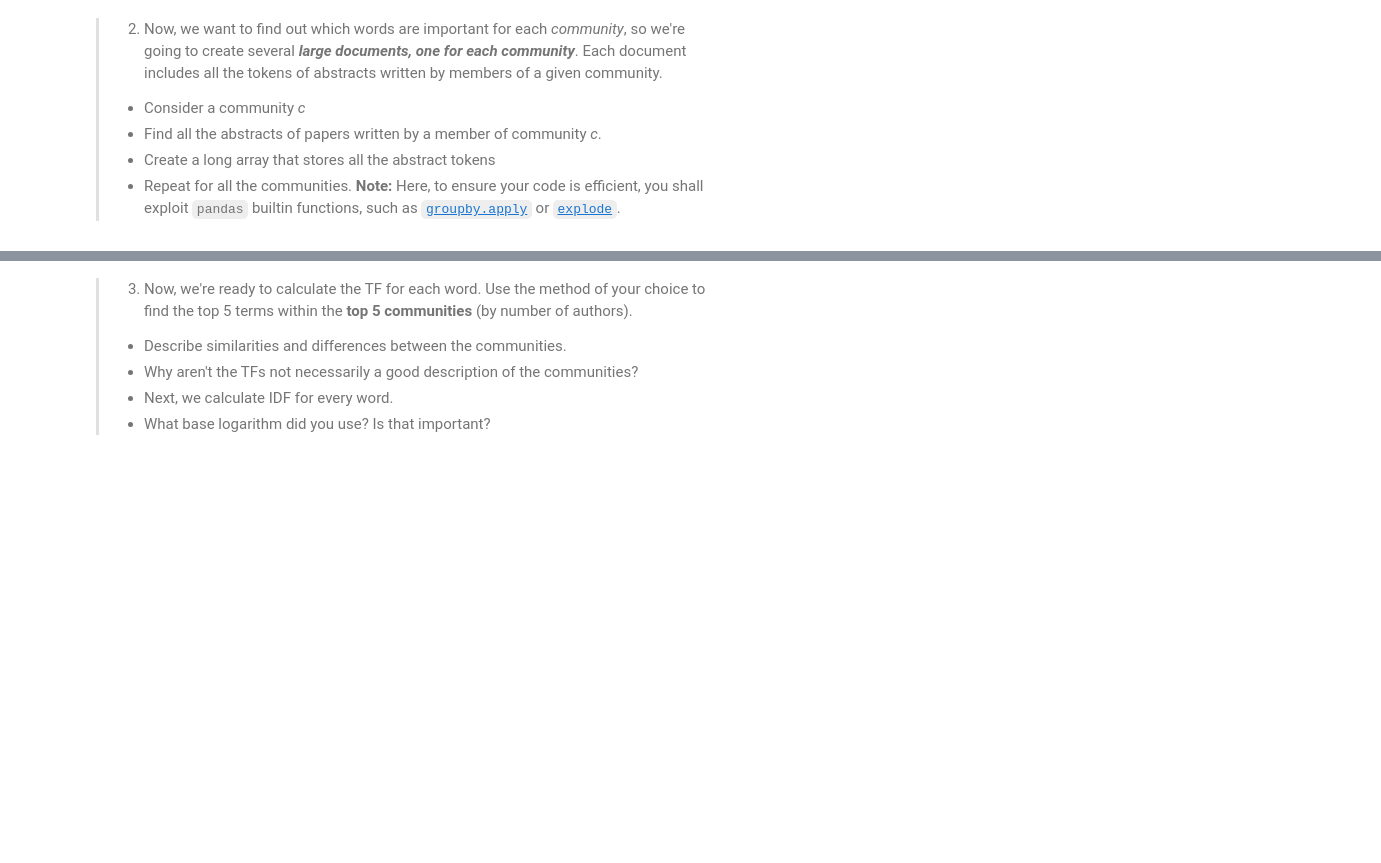
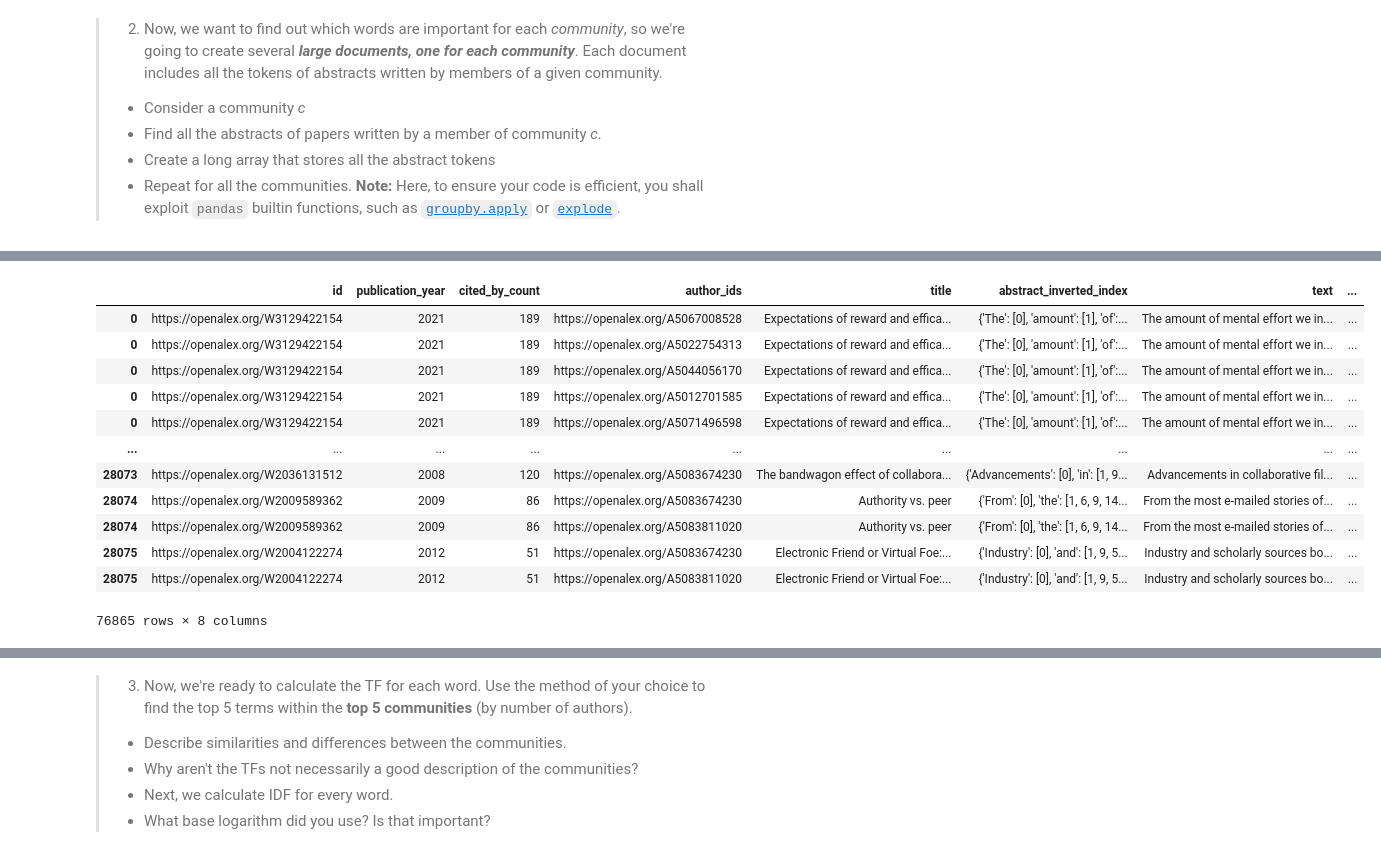
Before and after one commit to claralb2002/Social-Computational-Science-Assignment-1, a Jupyter notebook: Assignment_2/Assignment2.ipynb, the cells around one changed output, grey strips where cells are left out. Saved outputs shown, nothing was run; the diff lists cells and outputs as text; code cells hidden in the pictures; blank space fills up the shorter version.

```diff
--- a/Assignment_2/Assignment2.ipynb
+++ b/Assignment_2/Assignment2.ipynb
@@ -678,0 +805,23 @@ These exercises are taken from Week 8
+# %%
+#convert authors ids from strings
+papers_with_abstract['author_ids'] = papers_with_abstract['author_ids'].apply(
+    lambda x: ast.literal_eval(x) if isinstance(x, str) else x
+)
+# %%
+# explode author ids to only one pr. row
+exploded = papers_with_abstract.explode("author_ids")
+exploded
+# %% [output]
+|  | id | publication_year | cited_by_count | author_ids | title | abstract_inverted_index | text | ... |
+| 0 | https://openalex.org/W3129422154 | 2021 | 189 | https://openalex.org/A5067008528 | Expectations of reward and effica... | {'The': [0], 'amount': [1], 'of':... | The amount of mental effort we in... | ... |
+| 0 | https://openalex.org/W3129422154 | 2021 | 189 | https://openalex.org/A5022754313 | Expectations of reward and effica... | {'The': [0], 'amount': [1], 'of':... | The amount of mental effort we in... | ... |
+| 0 | https://openalex.org/W3129422154 | 2021 | 189 | https://openalex.org/A5044056170 | Expectations of reward and effica... | {'The': [0], 'amount': [1], 'of':... | The amount of mental effort we in... | ... |
+| 0 | https://openalex.org/W3129422154 | 2021 | 189 | https://openalex.org/A5012701585 | Expectations of reward and effica... | {'The': [0], 'amount': [1], 'of':... | The amount of mental effort we in... | ... |
+| 0 | https://openalex.org/W3129422154 | 2021 | 189 | https://openalex.org/A5071496598 | Expectations of reward and effica... | {'The': [0], 'amount': [1], 'of':... | The amount of mental effort we in... | ... |
+| ... | ... | ... | ... | ... | ... | ... | ... | ... |
+| 28073 | https://openalex.org/W2036131512 | 2008 | 120 | https://openalex.org/A5083674230 | The bandwagon effect of collabora... | {'Advancements': [0], 'in': [1, 9... | Advancements in collaborative fil... | ... |
+| 28074 | https://openalex.org/W2009589362 | 2009 | 86 | https://openalex.org/A5083674230 | Authority vs. peer | {'From': [0], 'the': [1, 6, 9, 14... | From the most e-mailed stories of... | ... |
+| 28074 | https://openalex.org/W2009589362 | 2009 | 86 | https://openalex.org/A5083811020 | Authority vs. peer | {'From': [0], 'the': [1, 6, 9, 14... | From the most e-mailed stories of... | ... |
+| 28075 | https://openalex.org/W2004122274 | 2012 | 51 | https://openalex.org/A5083674230 | Electronic Friend or Virtual Foe:... | {'Industry': [0], 'and': [1, 9, 5... | Industry and scholarly sources bo... | ... |
+| 28075 | https://openalex.org/W2004122274 | 2012 | 51 | https://openalex.org/A5083811020 | Electronic Friend or Virtual Foe:... | {'Industry': [0], 'and': [1, 9, 5... | Industry and scholarly sources bo... | ... |
+76865 rows × 8 columns
```
Also changed, not shown: parts of 52 cells of this notebook.
